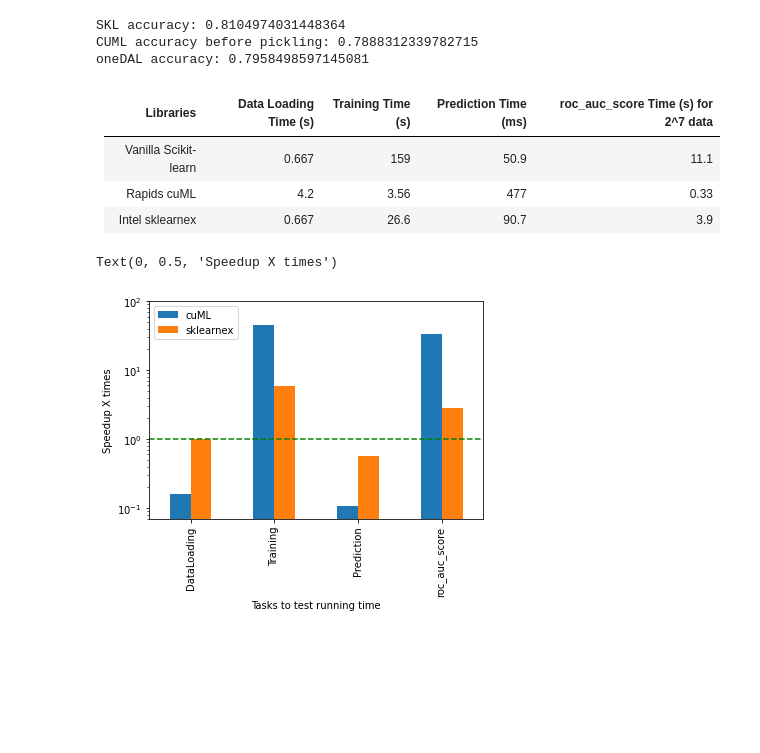
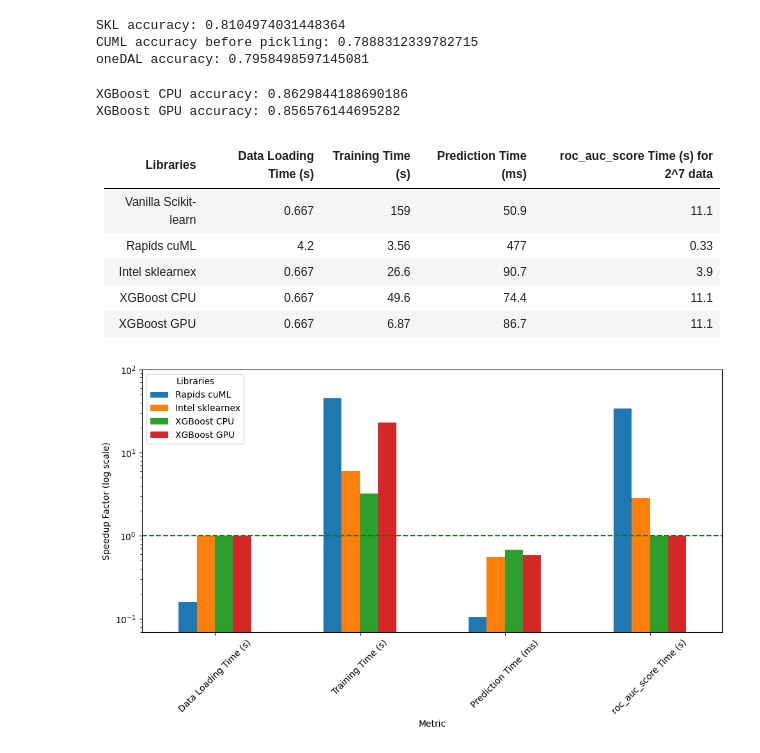
Before and after one commit to huqy/learning-sklearn, a Jupyter notebook: demos/Rapids_daal4py_test.ipynb, the cells around one changed output. Drawn from its saved outputs; the diff is of its cells as text; code cells hidden in the pictures; blank space fills up the shorter version.

```diff
--- a/demos/Rapids_daal4py_test.ipynb
+++ b/demos/Rapids_daal4py_test.ipynb
@@ -341,9 +458,17 @@ print("oneDAL accuracy: %s" % dal_acc)
 SKL accuracy: 0.8104974031448364
 CUML accuracy before pickling: 0.7888312339782715
 oneDAL accuracy: 0.7958498597145081
+# %%
+print("XGBoost CPU accuracy: %s" % xgb_acc)
+print("XGBoost GPU accuracy: %s" % xgb_gacc)
+# %% [output]
+XGBoost CPU accuracy: 0.8629844188690186
+XGBoost GPU accuracy: 0.856576144695282
 # %% [markdown]
 | Libraries | Data Loading Time (s) | Training Time (s) | Prediction Time (ms) | roc_auc_score Time (s) for 2^7 data |
 | --- | --- | --- | --- | --- |
 | Vanilla Scikit-learn | 0.667 | 159 | 50.9 | 11.1 |
 | Rapids cuML| 4.2 | 3.56 | 477 | 0.33 |
 | Intel sklearnex| 0.667 | 26.6 | 90.7 | 3.9 |
+| XGBoost CPU | 0.667 | 49.6 | 74.4 | 11.1 |
+| XGBoost GPU | 0.667 | 6.87 | 86.7 | 11.1 |
@@ -359,8 +475,38 @@ df = pd.DataFrame(
-# %%
-fig, ax = plt.subplots()
-df.plot.bar(x='Tasks to test running time', ax=ax, ylim=(0.07,100), logy=True)
-plt.axhline(y=1, color='green', linestyle='--')
-plt.ylabel('Speedup X times')
-# %% [output]
-Text(0, 0.5, 'Speedup X times')
-[figure, removed]
+# %%
+import pandas as pd
+import matplotlib.pyplot as plt
+
+# === Recreate DataFrame from markdown table ===
+data = {
+    'Libraries': [
+        'Vanilla Scikit-learn',
+        'Rapids cuML',
+        'Intel sklearnex',
+        'XGBoost CPU',
+        'XGBoost GPU'
+    ],
+    'Data Loading Time (s)': [0.667, 4.2, 0.667, 0.667, 0.667],
+    'Training Time (s)': [159, 3.56, 26.6, 49.6, 6.87],
+    'Prediction Time (ms)': [50.9, 477, 90.7, 74.4, 86.7],
+    'roc_auc_score Time (s)': [11.1, 0.33, 3.9, 11.1, 11.1]
+}
+
+df = pd.DataFrame(data).set_index('Libraries')
+
+# === Compute speedup factors relative to Vanilla Scikit-learn ===
+vanilla_times = df.loc['Vanilla Scikit-learn']
+speedup = vanilla_times / df
+speedup = speedup.drop('Vanilla Scikit-learn')
+
+# === Plot grouped bar chart with log-scaled y-axis ===
+fig, ax = plt.subplots(figsize=(10, 6))
+speedup.T.plot(kind='bar', ax=ax, ylim=(0.07,100))
+ax.set_yscale('log')
+ax.set_xlabel('Metric')
+ax.set_ylabel('Speedup Factor (log scale)')
+ax.tick_params(axis='x', rotation=45, labelsize=10)
+plt.axhline(y=1, color='green', linestyle='--')
+plt.tight_layout()
+plt.show()
+# %% [output]
+[figure, added]
```
Also changed, not shown: parts of 21 cells of this notebook, 2 other files.
